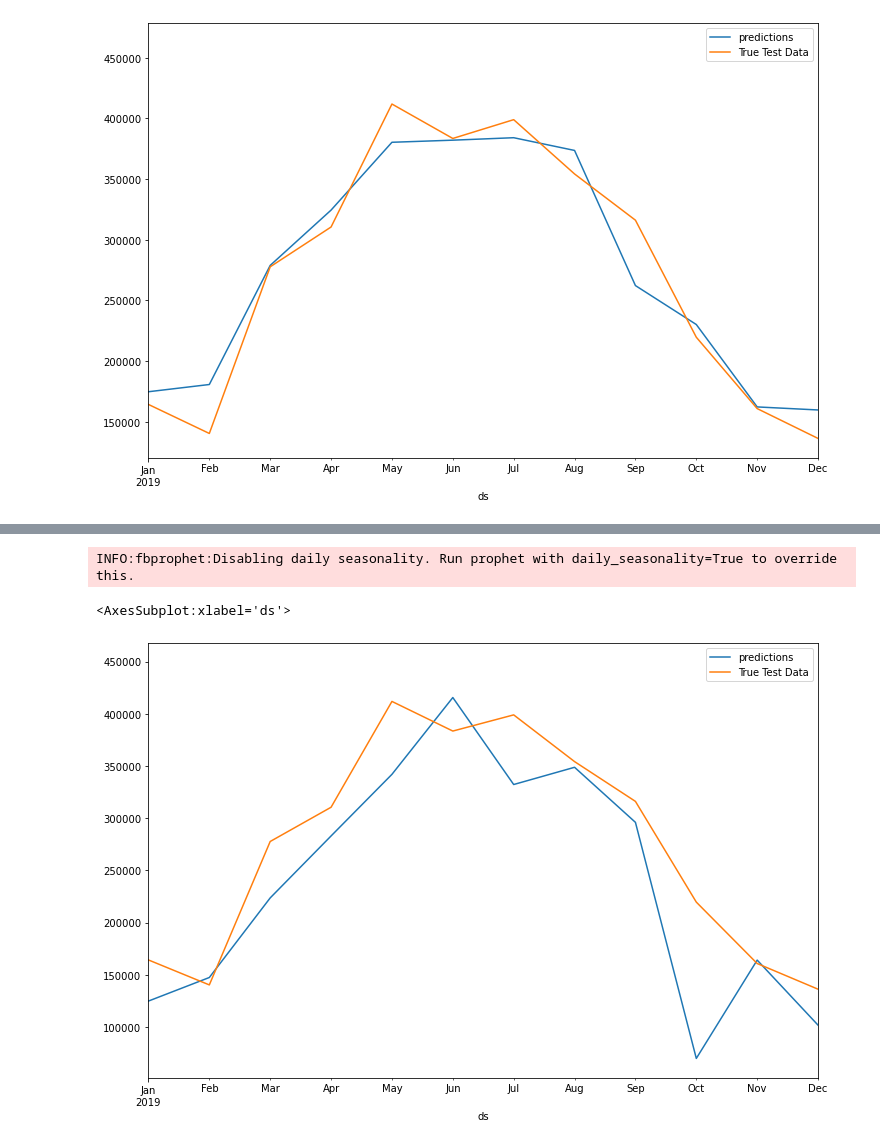
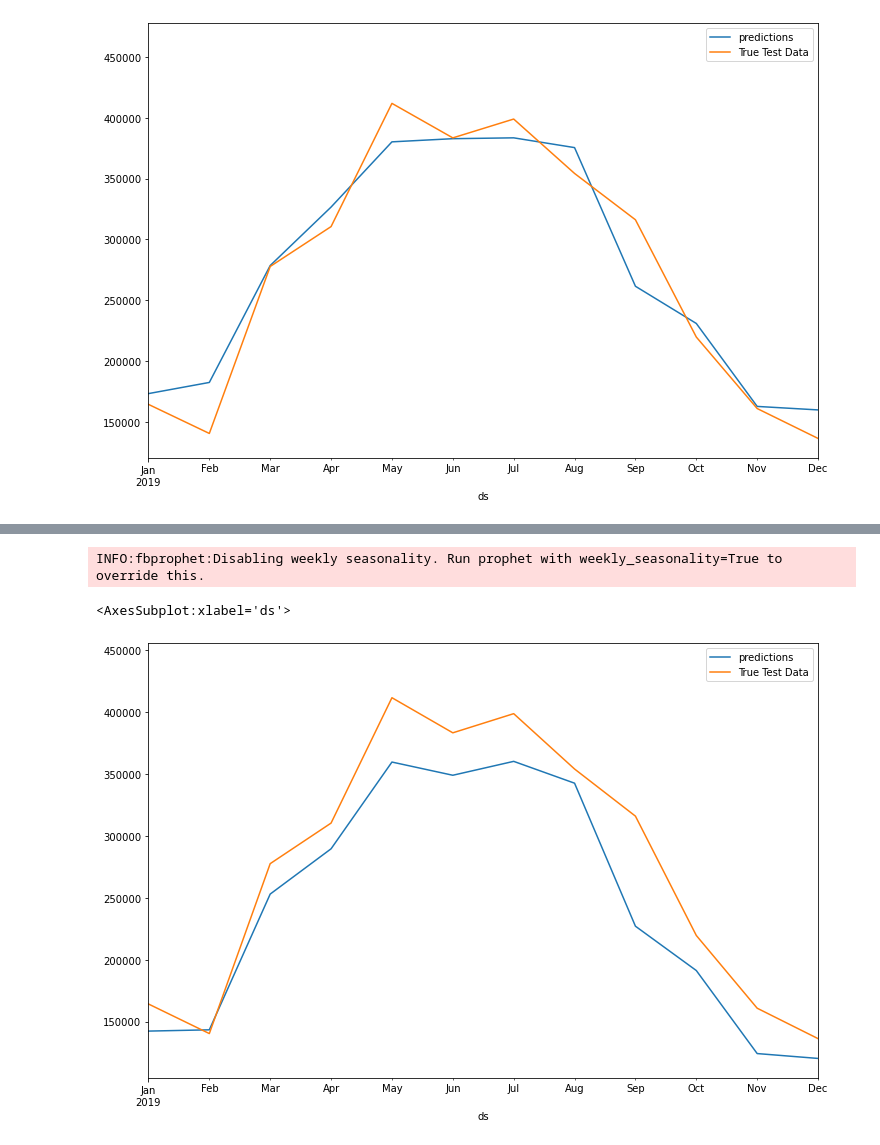
Before and after one commit to antnat96/solar-irradiance-predictor, a Jupyter notebook: Multi_year_API_Monthly_FCST.ipynb, the cells around one changed output, grey strips where cells are left out. Drawn from its saved outputs; the diff is of its cells as text; code cells hidden in the pictures.

Commit message:
daily_monthly_fcst

```diff
--- a/Multi_year_API_Monthly_FCST.ipynb
+++ b/Multi_year_API_Monthly_FCST.ipynb
@@ -213,9 +246,8 @@ INFO:fbprophet:Disabling daily seasonality. Run prophet with daily_seasonality=T
 # %%
 #Model 2
-m2 = Prophet(weekly_seasonality=True,daily_seasonality=True,yearly_seasonality=True)
+m2 = Prophet(daily_seasonality=True,yearly_seasonality=True)
 m2.fit(train)
 
-#future=m2.make_future_dataframe(periods=365,freq = 'D')
 future=m2.make_future_dataframe(periods=12,freq='MS')
 forecast=m2.predict(future)
 
@@ -228,6 +273,6 @@ test.plot(x='ds',y='y',legend=True,label='True Test Data',ax=ax,xlim=('2019-01-0
 # %%
-m3 = Prophet(weekly_seasonality=False,daily_seasonality=False,yearly_seasonality=20)
-m3.add_seasonality(name='monthly', period=12, fourier_order=5, prior_scale=0.02)
+m3 = Prophet(yearly_seasonality=15)
+#m3.add_seasonality(name='monthly', period=30.5, fourier_order=5, prior_scale=0.01)
 
 m3.fit(train)
 
@@ -244,17 +303,17 @@ test.plot(x='ds',y='y',legend=True,label='True Test Data',ax=ax,xlim=('2019-01-0
 # %%
-m4 = Prophet(weekly_seasonality=False)
-m4.add_seasonality(name='monthly', period=12, fourier_order=5)
+m4 = Prophet(daily_seasonality=True,yearly_seasonality=True)
+m4.add_seasonality(name='monthly', period=30.5, fourier_order=13, prior_scale=0.01)
 
 m4.fit(train)
 
 #future=m3.make_future_dataframe(periods=365,freq = 'D')
 future=m4.make_future_dataframe(periods=12,freq='MS')
 forecast=m4.predict(future)
 
 
 ax=forecast.plot(x='ds',y='yhat',legend=True,label='predictions',figsize=(12,8))
 test.plot(x='ds',y='y',legend=True,label='True Test Data',ax=ax,xlim=('2019-01-01','2019-12-31'))
 # %% [output]
-INFO:fbprophet:Disabling daily seasonality. Run prophet with daily_seasonality=True to override this.
+INFO:fbprophet:Disabling weekly seasonality. Run prophet with weekly_seasonality=True to override this.
 <AxesSubplot:xlabel='ds'>
-[figure, old version]
+[figure, new version]
```
Also changed, not shown: parts of 9 cells of this notebook, 5 other files.
